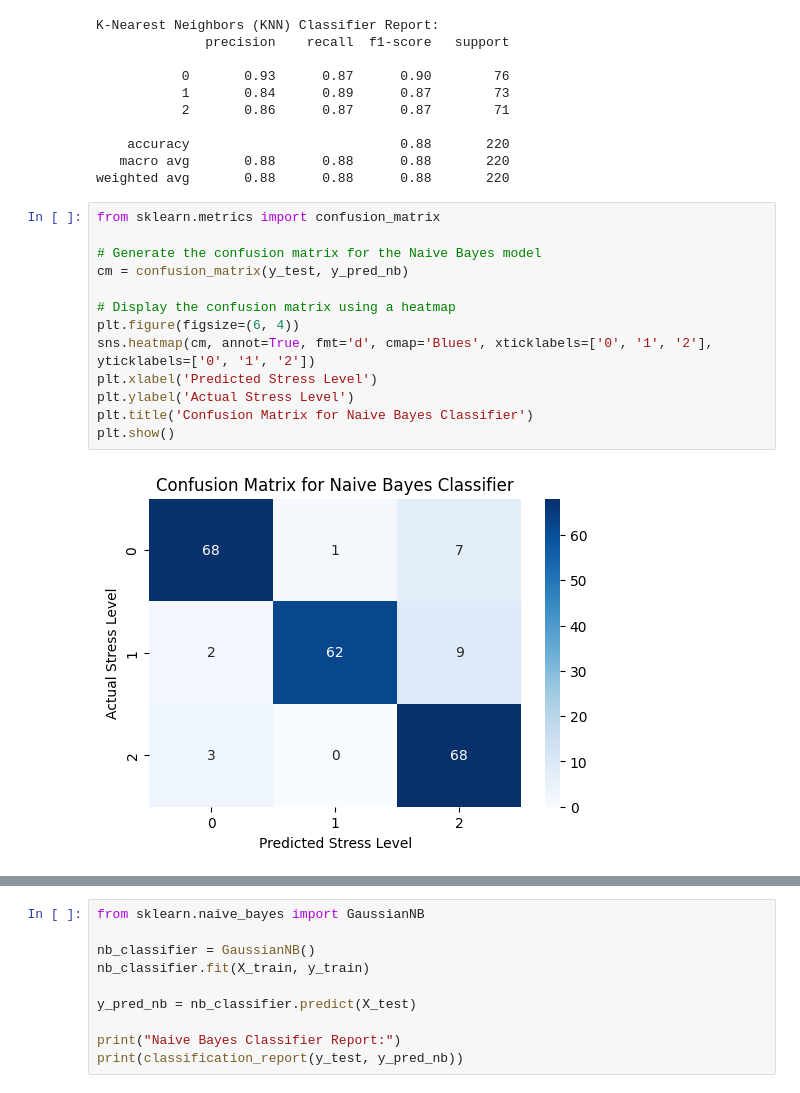
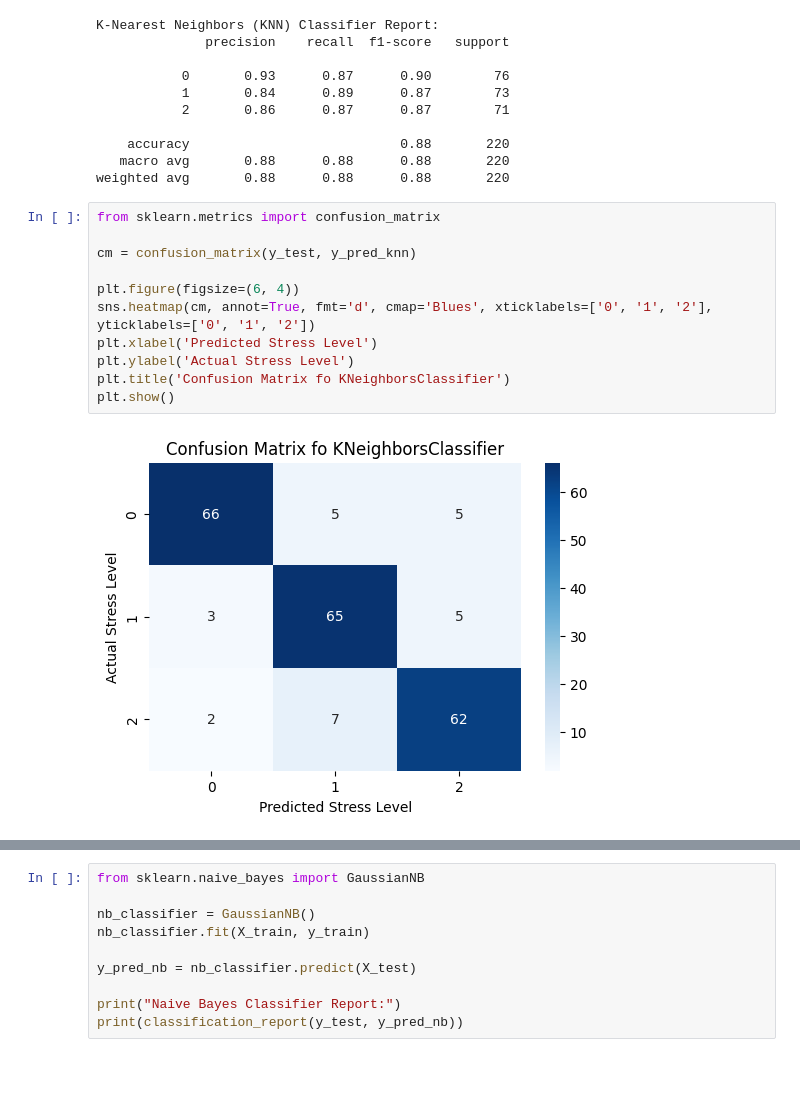
Before and after one commit to DiptoPramanik/Student-Stress-Analysis-and-Prediction, a Jupyter notebook: Student_Stress_Analysis_and_Prediction.ipynb, the cells around one changed output, grey strips where cells are left out. Saved outputs shown, nothing was run; the diff lists cells and outputs as text.

```diff
--- a/Student_Stress_Analysis_and_Prediction.ipynb
+++ b/Student_Stress_Analysis_and_Prediction.ipynb
@@ -250,15 +274,13 @@ weighted avg       0.88      0.88      0.88       220
 # %%
 from sklearn.metrics import confusion_matrix
 
-# Generate the confusion matrix for the Naive Bayes model
-cm = confusion_matrix(y_test, y_pred_nb)
+cm = confusion_matrix(y_test, y_pred_knn)
 
-# Display the confusion matrix using a heatmap
 plt.figure(figsize=(6, 4))
 sns.heatmap(cm, annot=True, fmt='d', cmap='Blues', xticklabels=['0', '1', '2'], yticklabels=['0', '1', '2'])
 plt.xlabel('Predicted Stress Level')
 plt.ylabel('Actual Stress Level')
-plt.title('Confusion Matrix for Naive Bayes Classifier')
+plt.title('Confusion Matrix fo KNeighborsClassifier')
 plt.show()
 # %% [output]
-[figure, old version]
+[figure, new version]
```
Also changed, not shown: parts of 10 cells of this notebook.
